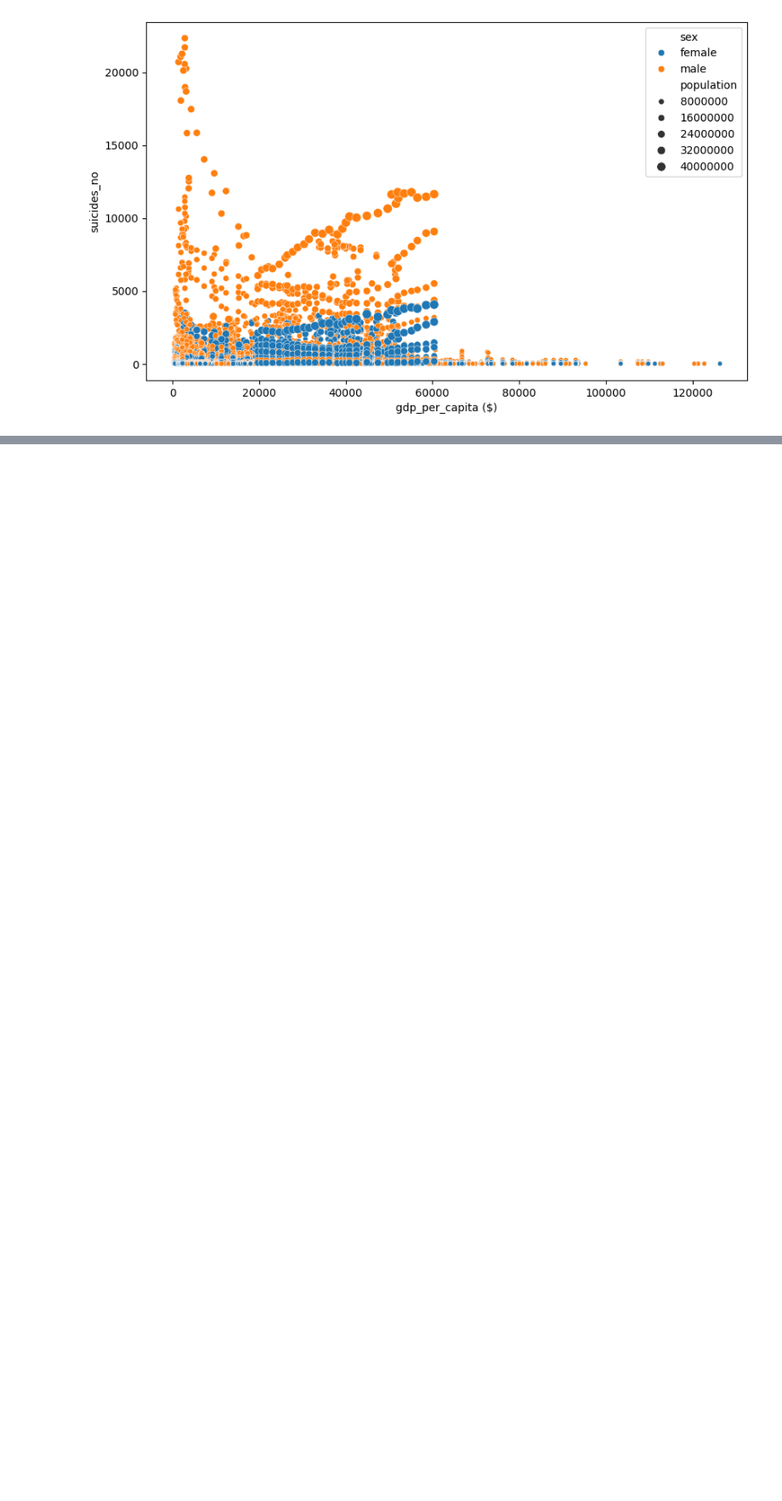
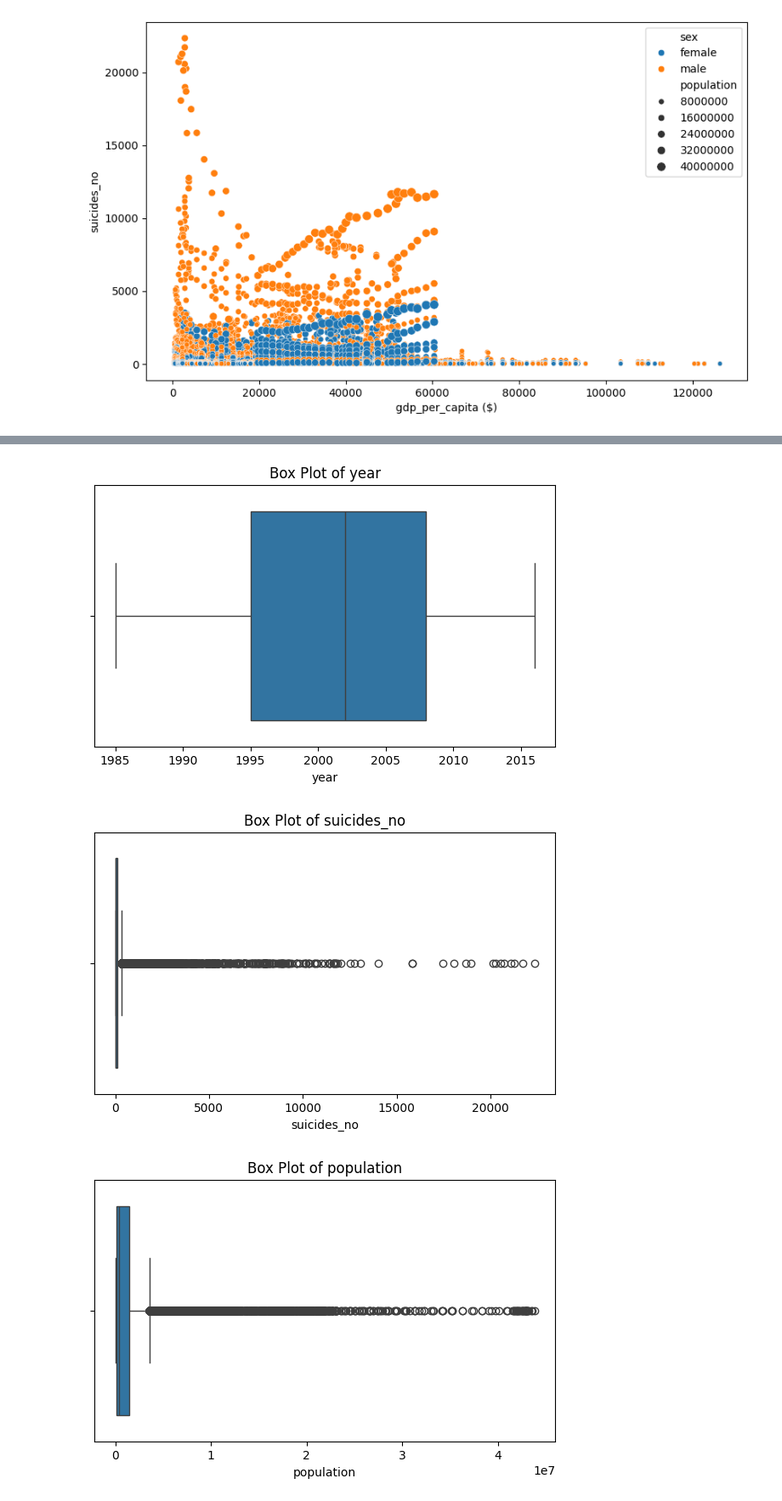
Before and after one commit to siva11217/SivaEDAProject, a Jupyter notebook: 23BDS0156__P1.ipynb, the cells around one changed output, grey strips where cells are left out. Shown at 85% size. Cells and saved outputs as stored; diff of their text form; code cells hidden in the pictures; blank space fills up the shorter version.

```diff
--- a/23BDS0156__P1.ipynb
+++ b/23BDS0156__P1.ipynb
@@ -146,0 +227,10 @@ plt.show()
+# %%
+for col in numeric_cols:
+    plt.figure(figsize=(7,4))
+    sns.boxplot(x=df[col])
+    plt.title("Box Plot of " + col)
+    plt.show()
+# %% [output]
+[figure, added]
+[figure, added]
+[figure, added]
```
Also changed, not shown: parts of 25 cells of this notebook.
